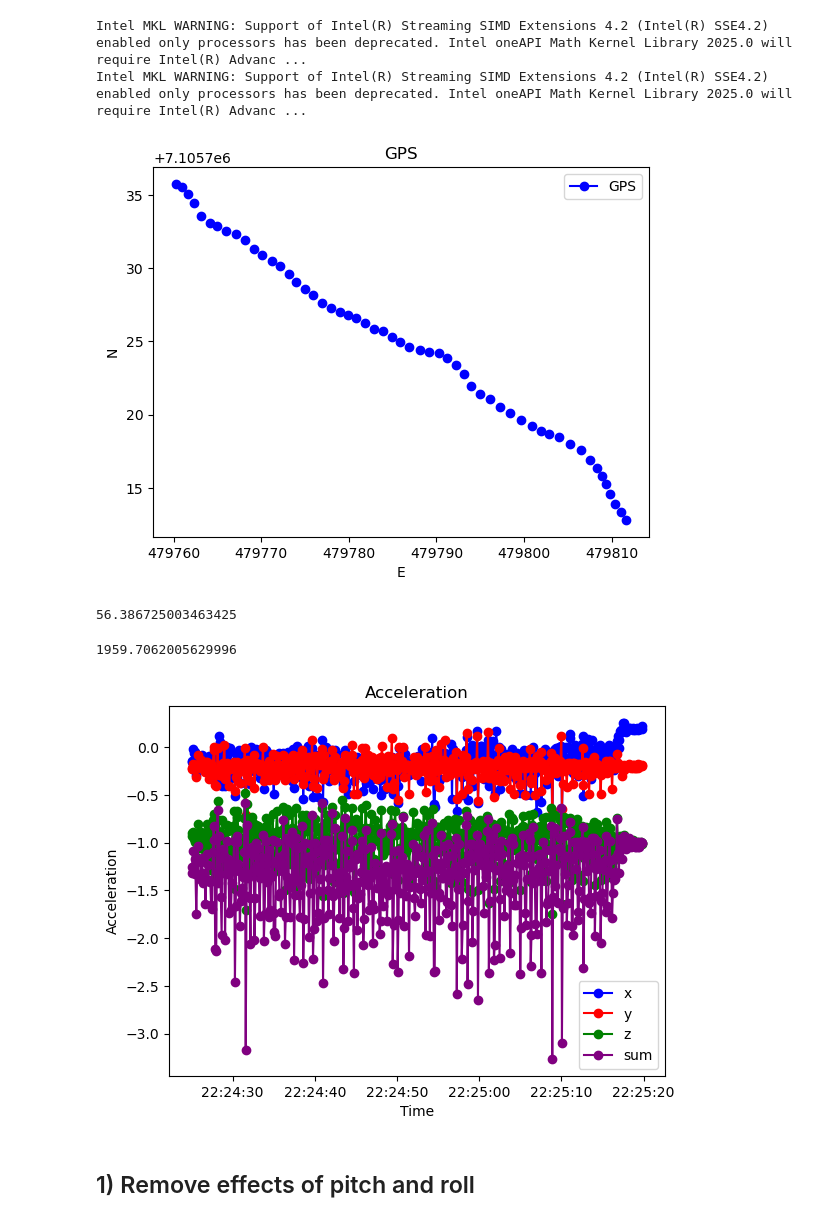
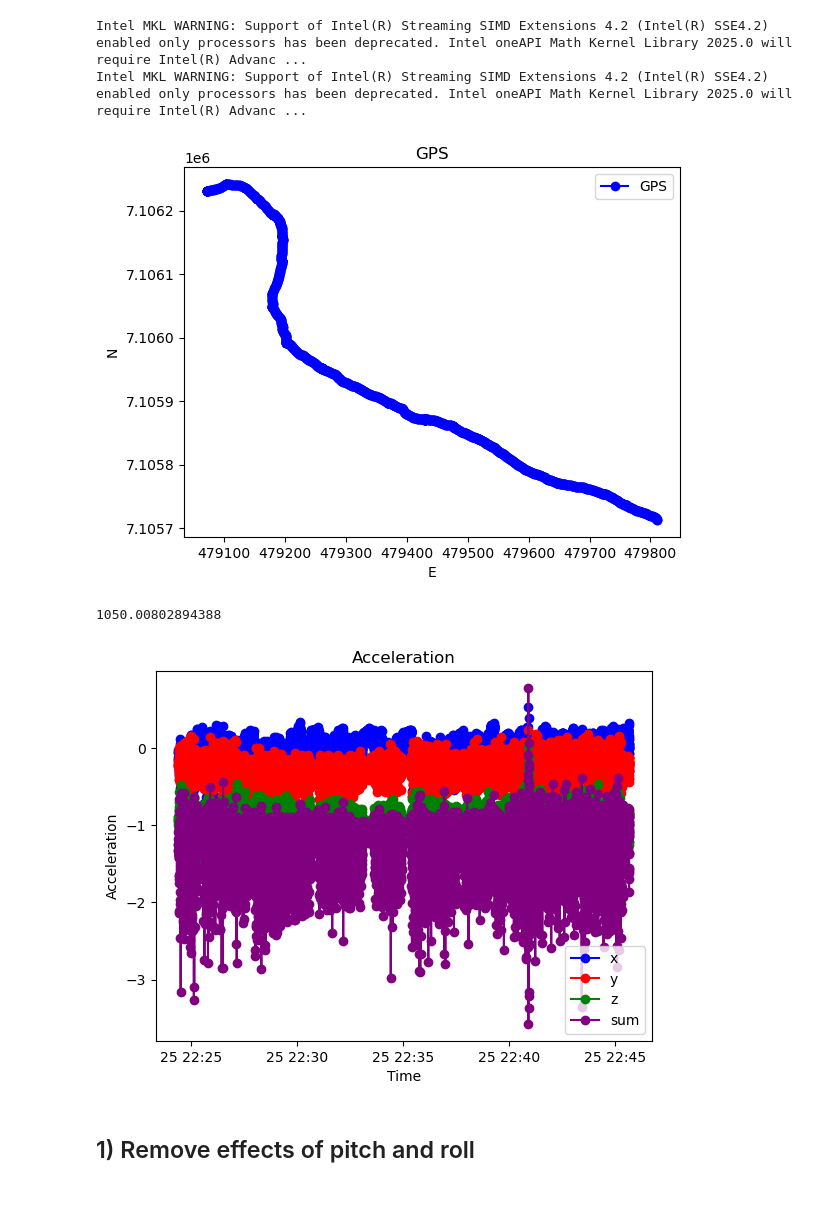
Before and after one commit to rhemitoth/Dead_Reckoning_Python, a Jupyter notebook: StepCount.ipynb, the cells around one changed output. Cells and saved outputs as stored; diff of their text form; code cells hidden in the pictures.

```diff
--- a/StepCount.ipynb
+++ b/StepCount.ipynb
@@ -38,41 +39,59 @@ df_raw = pd.merge(df_raw, gps, on='datetime', how='left')
 # %%
 # PLOT GPS OVER TIME
 start = 250
-end = 800
+end = 13000
 x = df_raw['UTM_E'].iloc[start:end]
 y = df_raw['UTM_N'].iloc[start:end]
 
 # Create a 3D plot
 fig = plt.figure()
 ax = fig.add_subplot(111)
 
 # Plot the trajectory
 ax.plot(x, y, marker='o', linestyle='-', color='b', label='GPS')
 
 # Setting labels
 ax.set_xlabel('E')
 ax.set_ylabel('N')
 
 # Adding a title and legend
 ax.set_title('GPS')
 ax.legend()
 
 # Show plot
 plt.show()
 # %% [output]
-[figure, old version]
+[figure, new version]
 # %%
-df_copy = df_raw.iloc[start:end].copy()
-pts = df_copy[df_copy['UTM_E'].notnull()]
-a = pts['UTM_E'].iloc[0] - pts['UTM_E'].iloc[-1]
-b = pts['UTM_N'].iloc[-1] - pts['UTM_N'].iloc[0]
-math.sqrt((a**2 + b**2))
+# Calculate distance traveled during GPS track using the euclidean distance formula on each step
+
+gps_pts = df_raw.copy().iloc[start:end][df_raw['UTM_E'].notnull()]
+
+# Define start and end pts of each step
+x0 = gps_pts['UTM_E'].iloc[1:-2].values
+x1 = gps_pts['UTM_E'].iloc[2:-1].values
+y0 = gps_pts['UTM_N'].iloc[1:-2].values
+y1 = gps_pts['UTM_N'].iloc[2:-1].values
+
+# Calculate x1-x0 and y1-y0
+x_diff = x1-x0
+y_diff = y1-y0
+
+# Compute (x1-x0)^2 and (y1-y0)^2
+x_diff_sqr = x_diff*x_diff
+y_diff_sqr = y_diff*y_diff
+
+# Compute (x1-x0)^2 + (y1-y0)^2
+xy_diff_sqr_sum = x_diff_sqr + y_diff_sqr
+
+# Compute ((x1-x0)^2 + (y1-y0)^2)^0.5
+euclidean_distance_step = [math.sqrt(x) for x in xy_diff_sqr_sum]
+
+# Compute total distance travel
+distance_traveled = sum(euclidean_distance_step)
+distance_traveled
 # %% [output]
-56.386725003463425
+1050.00802894388
-# %%
-a
-# %% [output]
-1959.7062005629996
 # %%
 # PLOT ACCELERATION OVER TIME
 Acc_x = df_raw['Acc_x'].iloc[start:end]
@@ -101,7 +120,7 @@ ax.legend()
 # Show plot
 plt.show()
 # %% [output]
-[figure, old version]
+[figure, new version]
 # %%
 df = df_raw.copy().iloc[start:end].reset_index()
 # %% [markdown]
```
Also changed, not shown: parts of 19 cells of this notebook.
